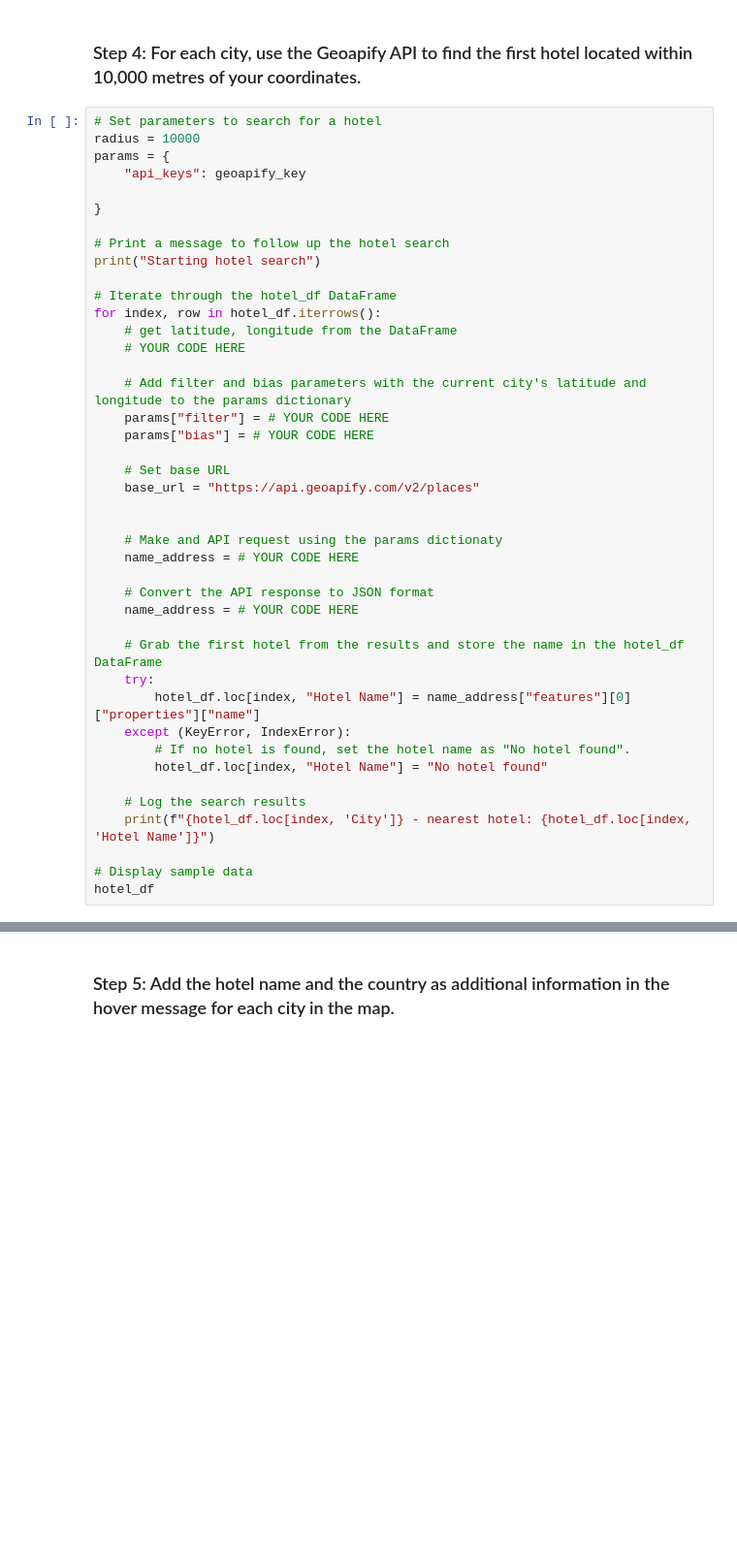
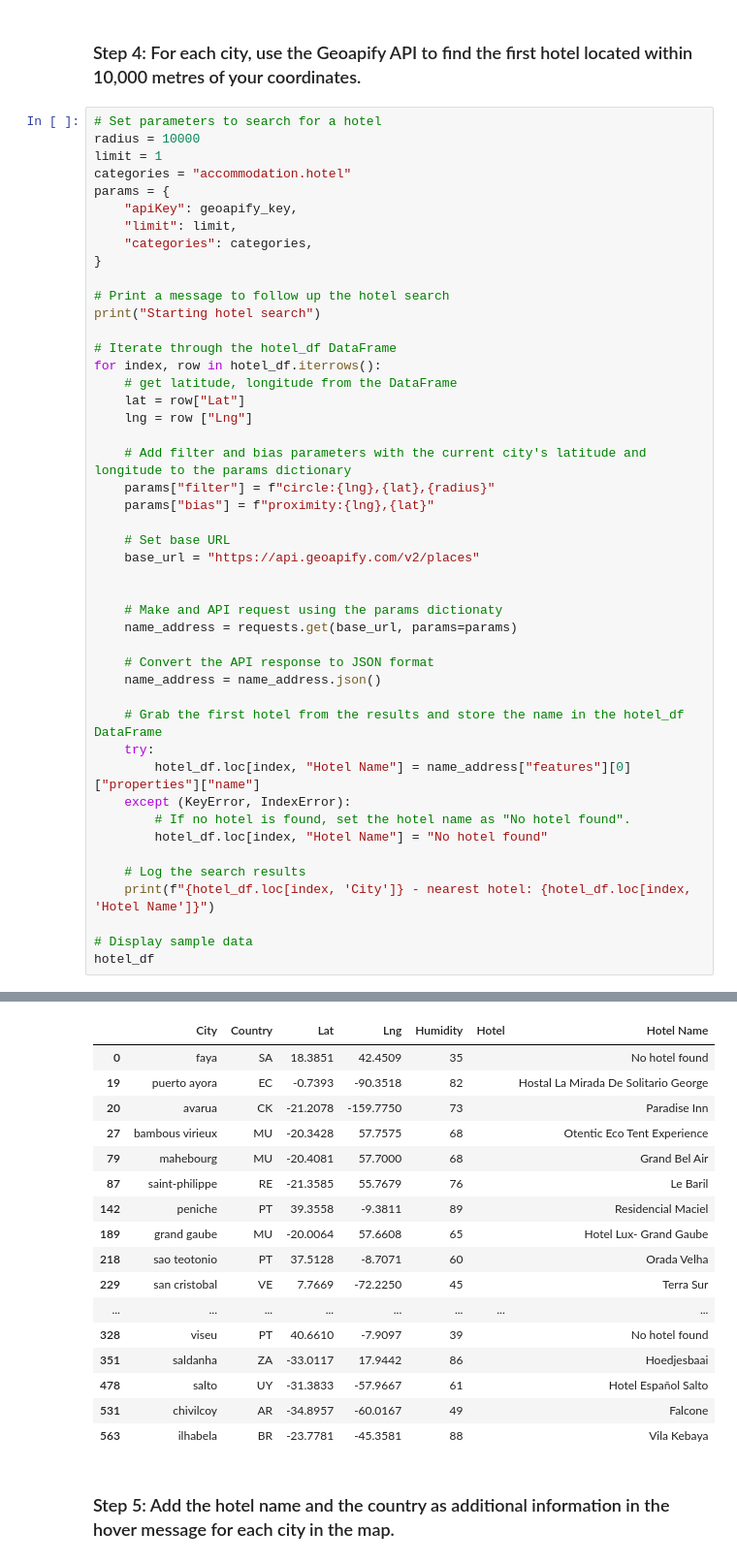
Before and after one commit to Bgrlgymnast/python-api-challenge, a Jupyter notebook: WeatherPy/VactionPy.ipynb, the cells around one changed output, grey strips where cells are left out. Shown at 97% size. Cells and saved outputs as stored; diff of their text form; blank space fills up the shorter version.

```diff
--- a/WeatherPy/VactionPy.ipynb
+++ b/WeatherPy/VactionPy.ipynb
@@ -98,9 +100,12 @@ hotel_df
 # %%
 # Set parameters to search for a hotel
 radius = 10000
+limit = 1
+categories = "accommodation.hotel"
 params = {
-    "api_keys": geoapify_key
-
+    "apiKey": geoapify_key,
+    "limit": limit,
+    "categories": categories,
 }
 
 # Print a message to follow up the hotel search
@@ -109,21 +114,22 @@ print("Starting hotel search")
 # Iterate through the hotel_df DataFrame
 for index, row in hotel_df.iterrows():
     # get latitude, longitude from the DataFrame
-    # YOUR CODE HERE
+    lat = row["Lat"]
+    lng = row ["Lng"]
 
     # Add filter and bias parameters with the current city's latitude and longitude to the params dictionary
-    params["filter"] = # YOUR CODE HERE
-    params["bias"] = # YOUR CODE HERE
+    params["filter"] = f"circle:{lng},{lat},{radius}"
+    params["bias"] = f"proximity:{lng},{lat}"
 
     # Set base URL
     base_url = "https://api.geoapify.com/v2/places"
 
 
     # Make and API request using the params dictionaty
-    name_address = # YOUR CODE HERE
+    name_address = requests.get(base_url, params=params)
 
     # Convert the API response to JSON format
-    name_address = # YOUR CODE HERE
+    name_address = name_address.json()
 
     # Grab the first hotel from the results and store the name in the hotel_df DataFrame
     try:
@@ -142,3 +167,20 @@ SyntaxError: invalid syntax (788381735.py, line 2)
+|  | City | Country | Lat | Lng | Humidity | Hotel | Hotel Name |
+| 0 | faya | SA | 18.3851 | 42.4509 | 35 |  | No hotel found |
+| 19 | puerto ayora | EC | -0.7393 | -90.3518 | 82 |  | Hostal La Mirada De Solitario George |
+| 20 | avarua | CK | -21.2078 | -159.7750 | 73 |  | Paradise Inn |
+| 27 | bambous virieux | MU | -20.3428 | 57.7575 | 68 |  | Otentic Eco Tent Experience |
+| 79 | mahebourg | MU | -20.4081 | 57.7000 | 68 |  | Grand Bel Air |
+| 87 | saint-philippe | RE | -21.3585 | 55.7679 | 76 |  | Le Baril |
+| 142 | peniche | PT | 39.3558 | -9.3811 | 89 |  | Residencial Maciel |
+| 189 | grand gaube | MU | -20.0064 | 57.6608 | 65 |  | Hotel Lux- Grand Gaube |
+| 218 | sao teotonio | PT | 37.5128 | -8.7071 | 60 |  | Orada Velha |
+| 229 | san cristobal | VE | 7.7669 | -72.2250 | 45 |  | Terra Sur |
+| ... | ... | ... | ... | ... | ... | ... | ... |
+| 328 | viseu | PT | 40.6610 | -7.9097 | 39 |  | No hotel found |
+| 351 | saldanha | ZA | -33.0117 | 17.9442 | 86 |  | Hoedjesbaai |
+| 478 | salto | UY | -31.3833 | -57.9667 | 61 |  | Hotel Español Salto |
+| 531 | chivilcoy | AR | -34.8957 | -60.0167 | 49 |  | Falcone |
+| 563 | ilhabela | BR | -23.7781 | -45.3581 | 88 |  | Vila Kebaya |
 # %% [markdown]
 ### Step 5: Add the hotel name and the country as additional information in the hover message for each city in the map.
 # %%
```
Also changed, not shown: parts of 5 cells of this notebook.
